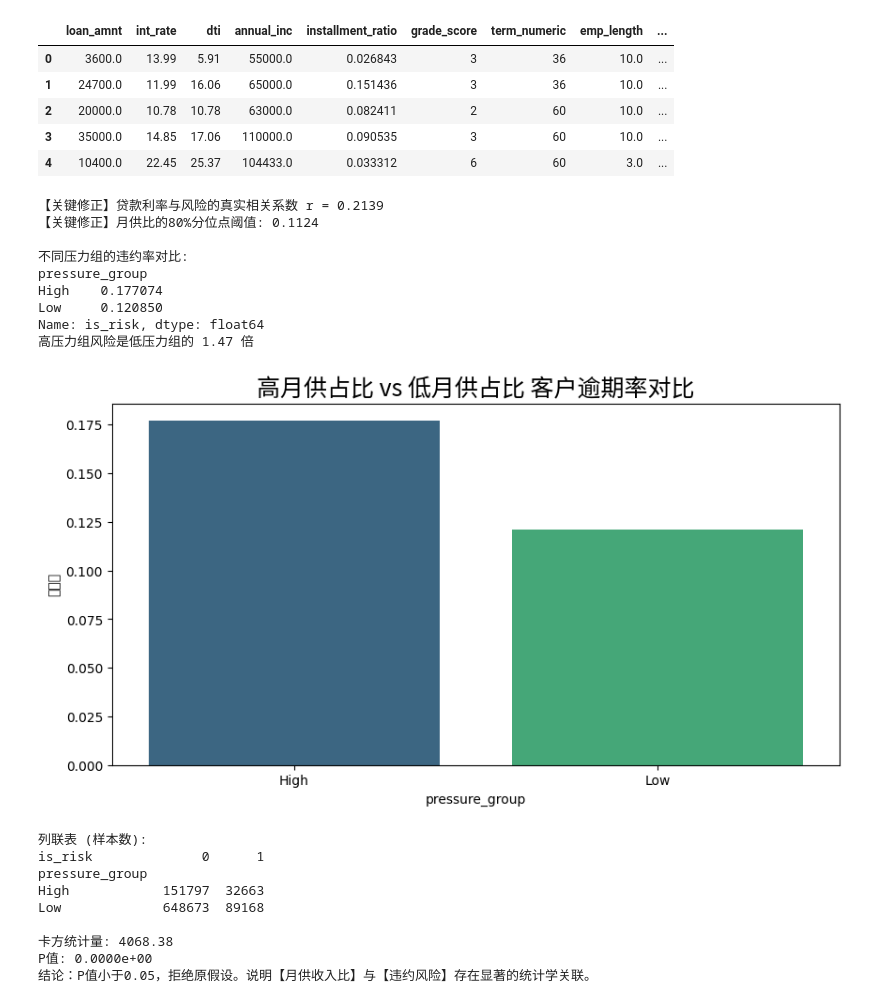
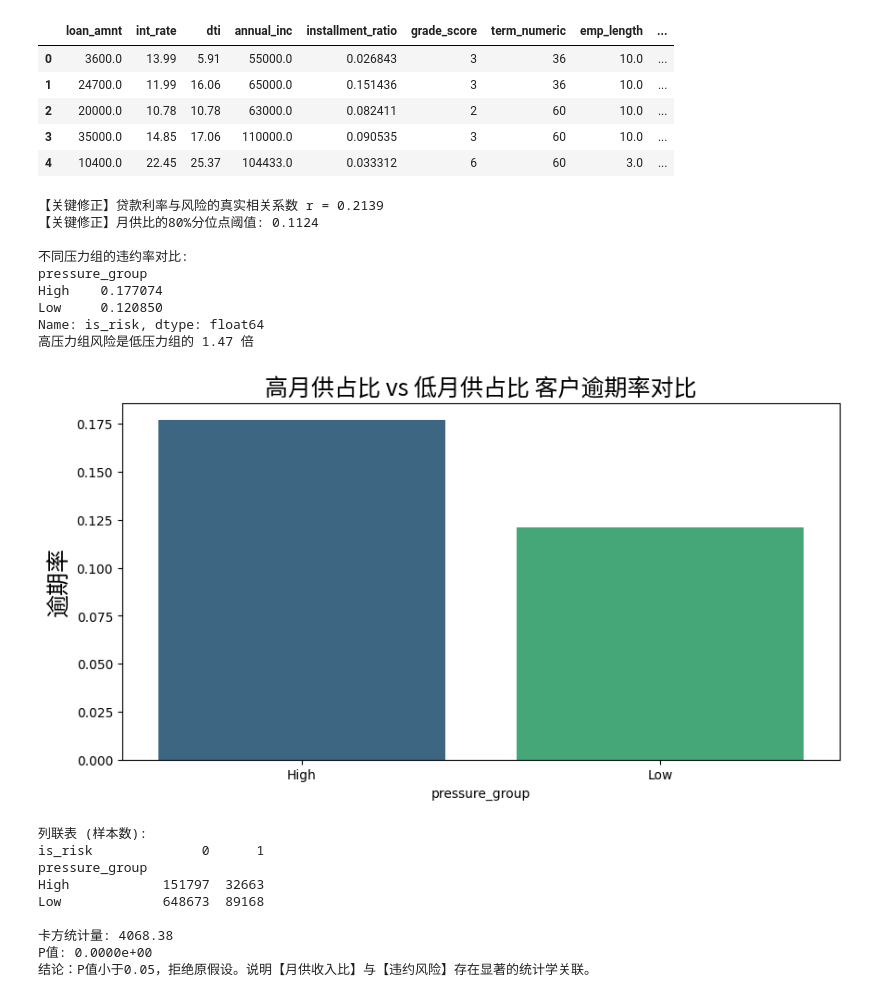
Before and after one commit to yushan-Cai/loan-risk-predict-system, a Jupyter notebook: my-project.ipynb, the cells around one changed output. Cells and saved outputs as stored; diff of their text form; code cells hidden in the pictures.

```diff
--- a/my-project.ipynb
+++ b/my-project.ipynb
@@ -98,35 +98,35 @@ print(f"【关键修正】月供比的80%分位点阈值: {quantile_80:.4f}")
 
 # 创建分组列（这里会生成 'High'/'Low' 字符串，所以上面的 corr 计算要加 numeric_only=True）
 df_features['pressure_group'] = df_features['installment_ratio'].apply(
     lambda x: 'High' if x > quantile_80 else 'Low'
 )
 
 # 计算不同组的违约率
 group_risk = df_features.groupby('pressure_group')['is_risk'].mean()
 print("\n不同压力组的违约率对比:")
 print(group_risk)
 
 # 计算风险倍数
 risk_multiplier = group_risk['High'] / group_risk['Low']
 print(f"高压力组风险是低压力组的 {risk_multiplier:.2f} 倍")
 
 # 3.3 可视化验证
 plt.figure(figsize=(10, 5))
 sns.barplot(x=group_risk.index, y=group_risk.values, palette='viridis')
 plt.title('高月供占比 vs 低月供占比 客户逾期率对比',fontproperties=chinese_font,size=18)
-plt.ylabel('逾期率')
+plt.ylabel('逾期率',fontproperties=chinese_font,size=18)
 plt.show()
 # %% [output]
 【关键修正】贷款利率与风险的真实相关系数 r = 0.2139
 【关键修正】月供比的80%分位点阈值: 0.1124
 
 不同压力组的违约率对比:
 pressure_group
 High    0.177074
 Low     0.120850
 Name: is_risk, dtype: float64
 高压力组风险是低压力组的 1.47 倍
-[figure, old version]
+[figure, new version]
 # %%
 from scipy.stats import chi2_contingency
 
```
